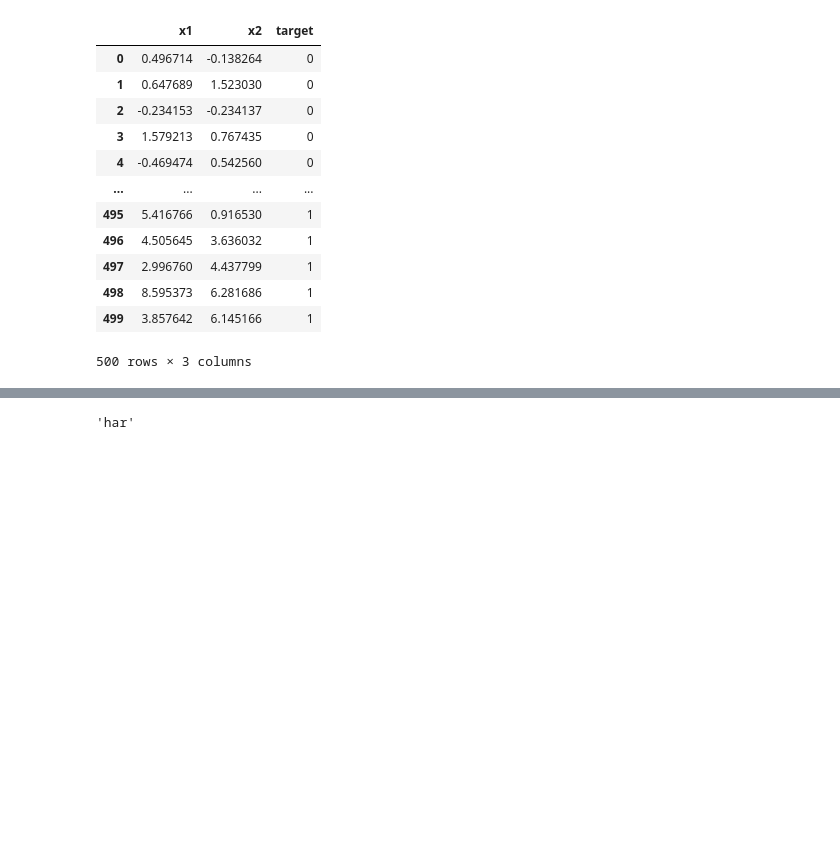
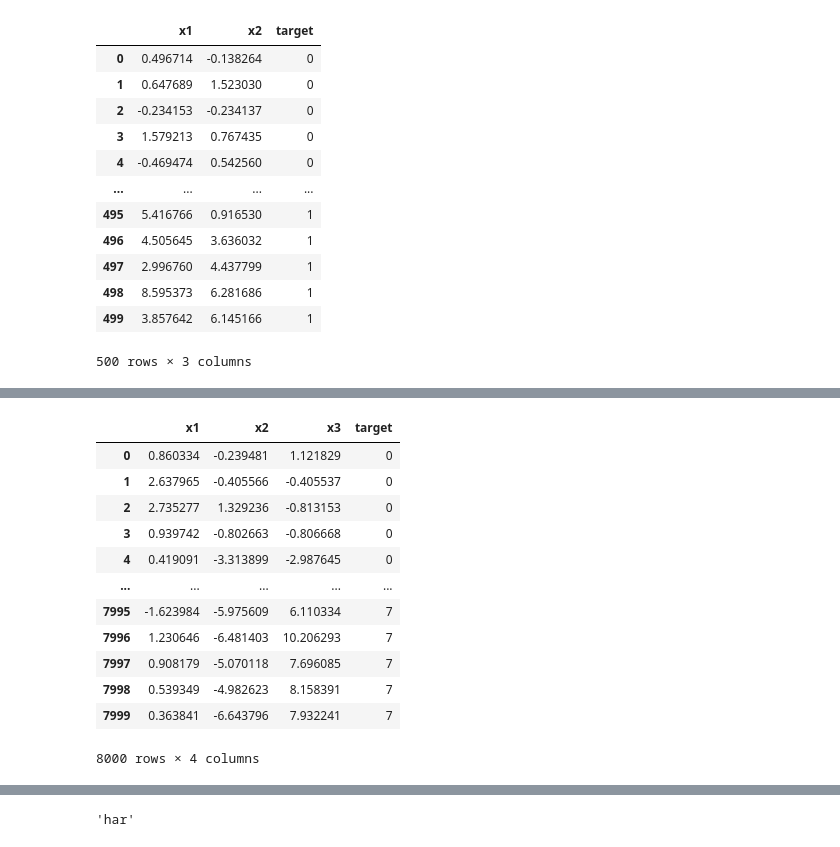
Before and after one commit to takano-lab/data-collaboration-analysis, a Jupyter notebook: src/suetake_debug.ipynb, the cells around one changed output, grey strips where cells are left out. Saved outputs shown, nothing was run; the diff lists cells and outputs as text; code cells hidden in the pictures; blank space fills up the shorter version.

```diff
--- a/src/suetake_debug.ipynb
+++ b/src/suetake_debug.ipynb
@@ -141,3 +266,19 @@ df
+# %%
+df
+# %% [output]
+|  | x1 | x2 | x3 | target |
+| 0 | 0.860334 | -0.239481 | 1.121829 | 0 |
+| 1 | 2.637965 | -0.405566 | -0.405537 | 0 |
+| 2 | 2.735277 | 1.329236 | -0.813153 | 0 |
+| 3 | 0.939742 | -0.802663 | -0.806668 | 0 |
+| 4 | 0.419091 | -3.313899 | -2.987645 | 0 |
+| ... | ... | ... | ... | ... |
+| 7995 | -1.623984 | -5.975609 | 6.110334 | 7 |
+| 7996 | 1.230646 | -6.481403 | 10.206293 | 7 |
+| 7997 | 0.908179 | -5.070118 | 7.696085 | 7 |
+| 7998 | 0.539349 | -4.982623 | 8.158391 | 7 |
+| 7999 | 0.363841 | -6.643796 | 7.932241 | 7 |
+8000 rows × 4 columns
 # %%
 import pandas as pd
 time_df = pd.read_csv(config.output_path / "timing.csv", index_col=0)
```
Also changed, not shown: parts of 5 cells of this notebook, 6 other files.
